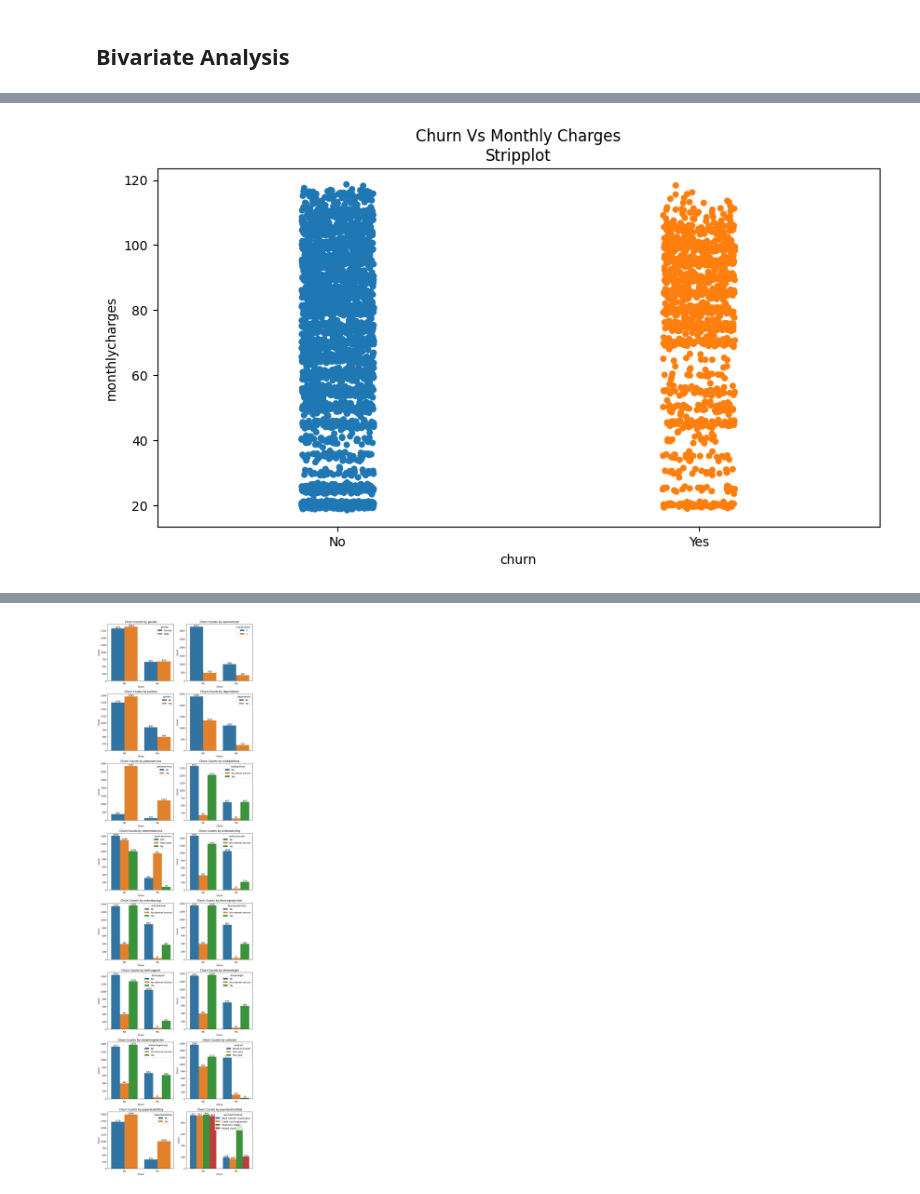
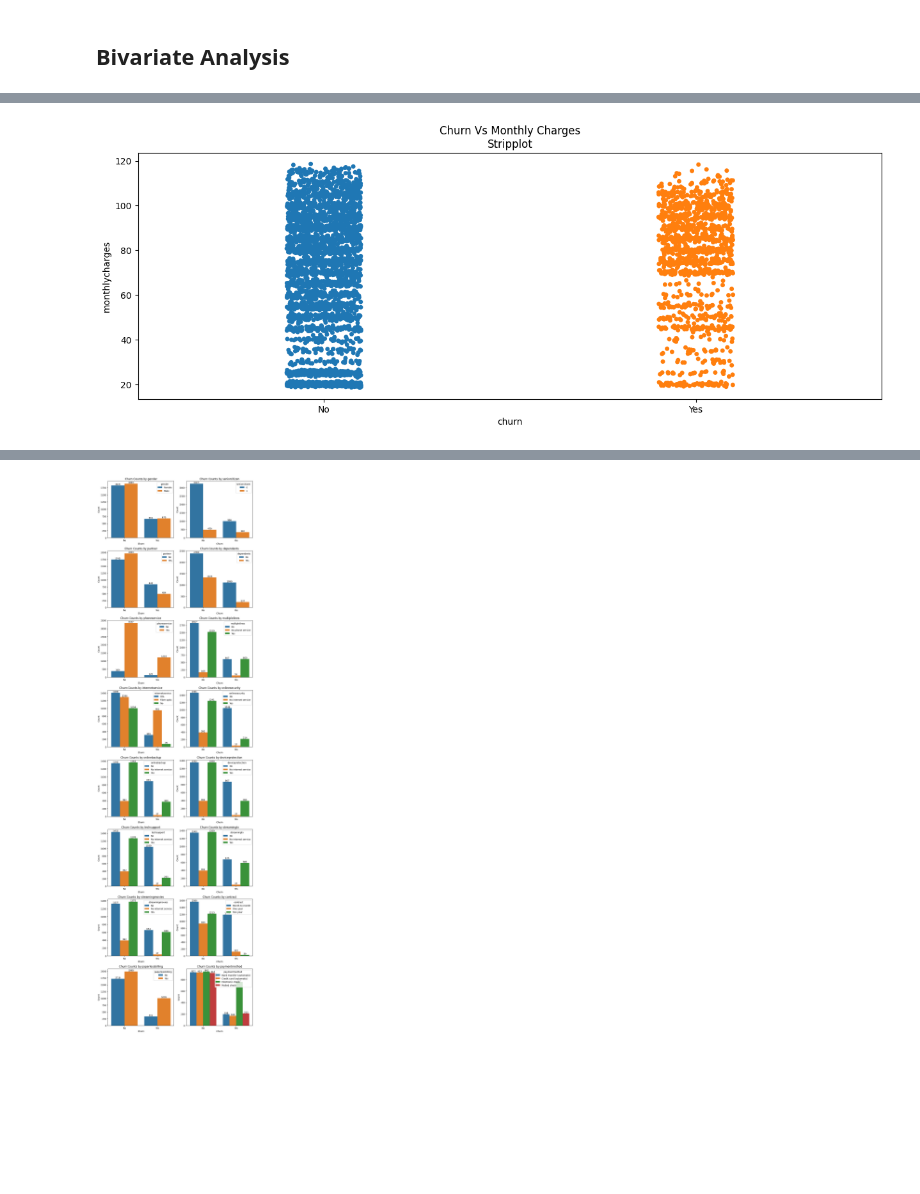
Before and after one commit to murithidenisgitobu/Vodafone_Corporation_Customer_Churn_Prediction, a Jupyter notebook: Customer_Churn_Prediction_Notebook.ipynb, the cells around one changed output, grey strips where cells are left out. Drawn from its saved outputs; the diff is of its cells as text; code cells hidden in the pictures; blank space fills up the shorter version.

```diff
--- a/Customer_Churn_Prediction_Notebook.ipynb
+++ b/Customer_Churn_Prediction_Notebook.ipynb
@@ -439,10 +442,10 @@ plt.show()
 # %%
 # stripplot to visualize churn againt monthly charges
-plt.figure(figsize=(10,5))
+plt.figure(figsize=(15,5))
 sns.stripplot(data=train_data,x='churn', y='monthlycharges',hue='churn', legend=False)
 plt.title('Churn Vs Monthly Charges\nStripplot')
 plt.show()
 # %% [output]
-[figure, old version]
+[figure, new version]
 # %%
 # stripplot to visualize churn againt total charges
```
Also changed, not shown: parts of 6 cells of this notebook.
